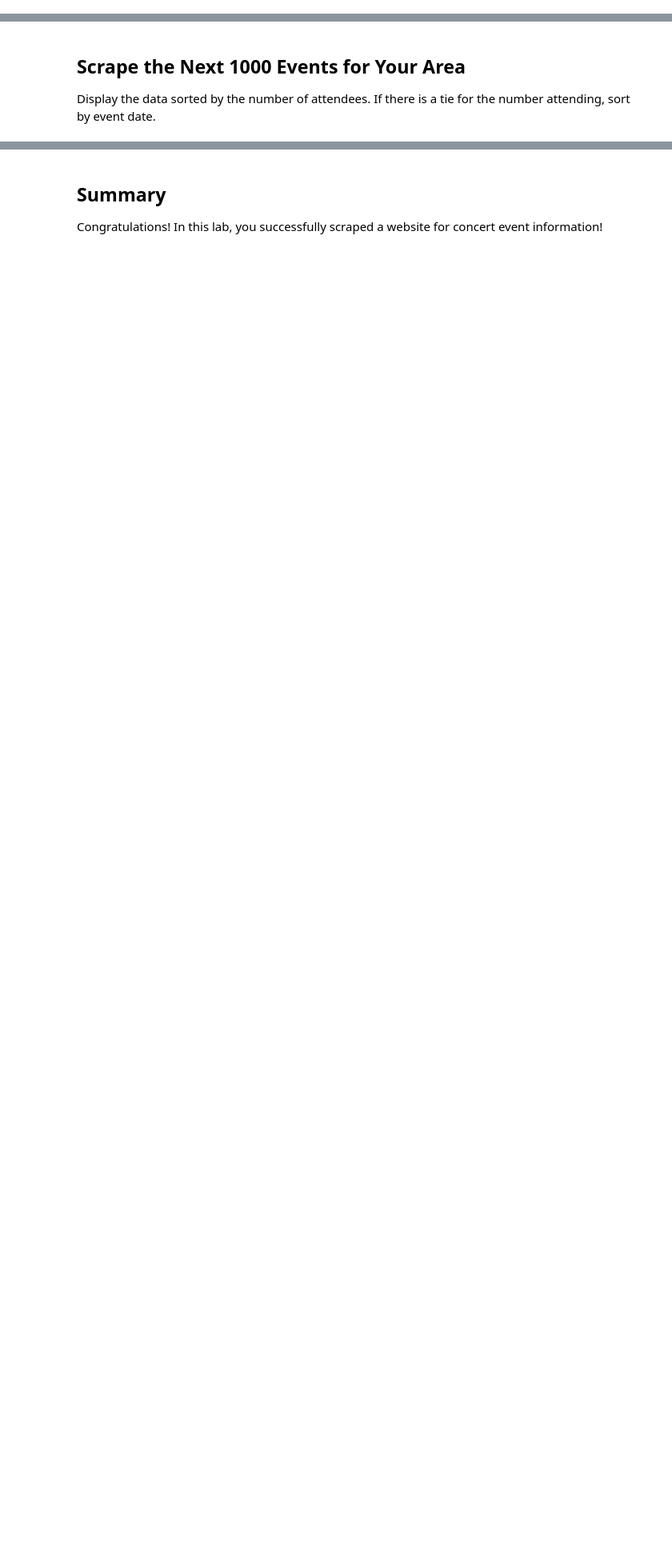
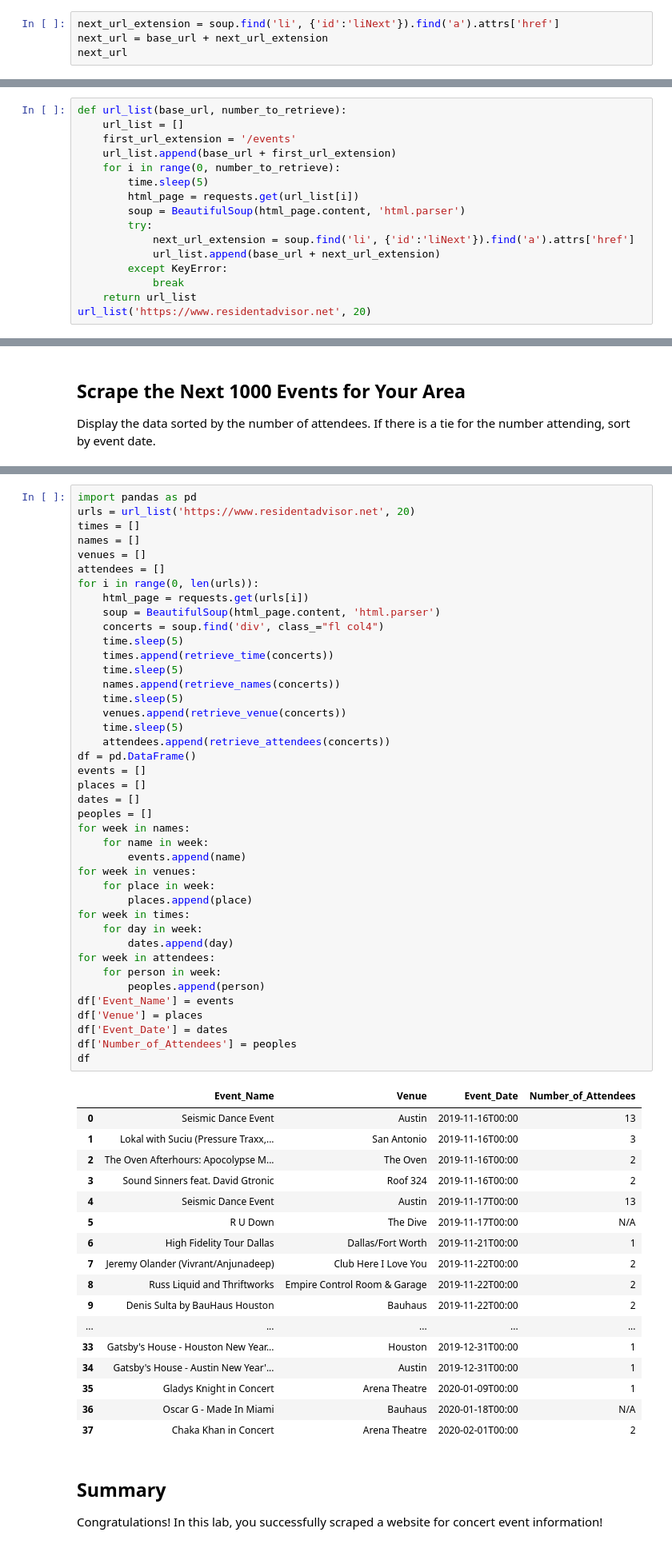
Before and after one commit to eannefawcett/dsc-scraping-concerts-lab-online-ds-pt-081219, a Jupyter notebook: index.ipynb, the cells around one changed output, grey strips where cells are left out. Shown at 80% size. Cells and saved outputs as stored; diff of their text form; blank space fills up the shorter version.

```diff
--- a/index.ipynb
+++ b/index.ipynb
@@ -53,3 +57,7 @@ soup.prettify
     </script>
 </body>
 </html>>
+# %%
+next_url_extension = soup.find('li', {'id':'liNext'}).find('a').attrs['href']
+next_url = base_url + next_url_extension
+next_url
@@ -164,0 +220,16 @@ def next_page(url):
+# %%
+def url_list(base_url, number_to_retrieve):
+    url_list = []
+    first_url_extension = '/events'
+    url_list.append(base_url + first_url_extension)
+    for i in range(0, number_to_retrieve):
+        time.sleep(5)
+        html_page = requests.get(url_list[i])
+        soup = BeautifulSoup(html_page.content, 'html.parser')
+        try:
+            next_url_extension = soup.find('li', {'id':'liNext'}).find('a').attrs['href']
+            url_list.append(base_url + next_url_extension)
+        except KeyError:
+            break
+    return url_list
+url_list('https://www.residentadvisor.net', 20)
@@ -171,3 +253,62 @@ Display the data sorted by the number of attendees. If there is a tie for the nu
+# %%
+import pandas as pd
+urls = url_list('https://www.residentadvisor.net', 20)
+times = []
+names = []
+venues = []
+attendees = []
+for i in range(0, len(urls)):
+    html_page = requests.get(urls[i])
+    soup = BeautifulSoup(html_page.content, 'html.parser')
+    concerts = soup.find('div', class_="fl col4")
+    time.sleep(5)
+    times.append(retrieve_time(concerts))
+    time.sleep(5)
+    names.append(retrieve_names(concerts))
+    time.sleep(5)
+    venues.append(retrieve_venue(concerts))
+    time.sleep(5)
+    attendees.append(retrieve_attendees(concerts))
+df = pd.DataFrame()
+events = []
+places = []
+dates = []
+peoples = []
+for week in names:
+    for name in week:
+        events.append(name)
+for week in venues:
+    for place in week:
+        places.append(place)
+for week in times:
+    for day in week:
+        dates.append(day)
+for week in attendees:
+    for person in week:
+        peoples.append(person)
+df['Event_Name'] = events
+df['Venue'] = places
+df['Event_Date'] = dates
+df['Number_of_Attendees'] = peoples
+df
+# %% [output]
+|  | Event_Name | Venue | Event_Date | Number_of_Attendees |
+| 0 | Seismic Dance Event | Austin | 2019-11-16T00:00 | 13 |
+| 1 | Lokal with Suciu (Pressure Traxx,... | San Antonio | 2019-11-16T00:00 | 3 |
+| 2 | The Oven Afterhours: Apocolypse M... | The Oven | 2019-11-16T00:00 | 2 |
+| 3 | Sound Sinners feat. David Gtronic | Roof 324 | 2019-11-16T00:00 | 2 |
+| 4 | Seismic Dance Event | Austin | 2019-11-17T00:00 | 13 |
+| 5 | R U Down | The Dive | 2019-11-17T00:00 | N/A |
+| 6 | High Fidelity Tour Dallas | Dallas/Fort Worth | 2019-11-21T00:00 | 1 |
+| 7 | Jeremy Olander (Vivrant/Anjunadeep) | Club Here I Love You | 2019-11-22T00:00 | 2 |
+| 8 | Russ Liquid and Thriftworks | Empire Control Room & Garage | 2019-11-22T00:00 | 2 |
+| 9 | Denis Sulta by BauHaus Houston | Bauhaus | 2019-11-22T00:00 | 2 |
+| ... | ... | ... | ... | ... |
+| 33 | Gatsby's House - Houston New Year... | Houston | 2019-12-31T00:00 | 1 |
+| 34 | Gatsby's House - Austin New Year'... | Austin | 2019-12-31T00:00 | 1 |
+| 35 | Gladys Knight in Concert | Arena Theatre | 2020-01-09T00:00 | 1 |
+| 36 | Oscar G - Made In Miami | Bauhaus | 2020-01-18T00:00 | N/A |
+| 37 | Chaka Khan in Concert | Arena Theatre | 2020-02-01T00:00 | 2 |
 # %% [markdown]
 ## Summary
 
```
Also changed, not shown: parts of 18 cells of this notebook.
